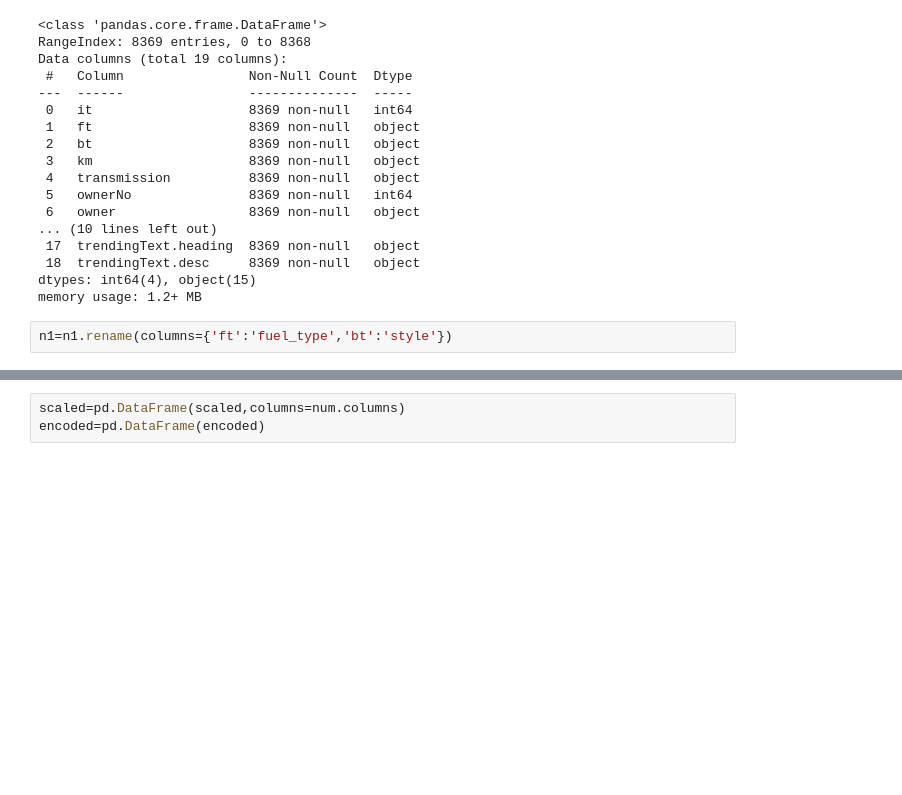
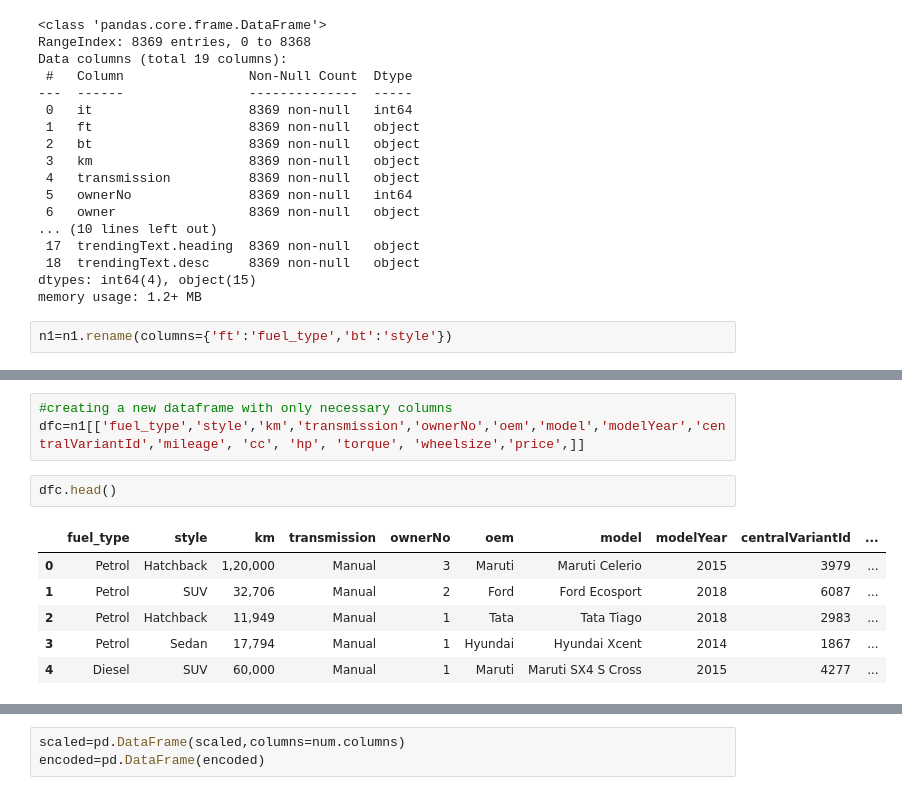
Before and after one commit to Joel717/Career_Fair_Projects, a Jupyter notebook: carsales.ipynb, the cells around one changed output, grey strips where cells are left out. Drawn from its saved outputs; the diff is of its cells as text; blank space fills up the shorter version.

```diff
--- a/carsales.ipynb
+++ b/carsales.ipynb
@@ -196,0 +175,12 @@ scaled=scaler.fit_transform(num)
+# %%
+#creating a new dataframe with only necessary columns
+dfc=n1[['fuel_type','style','km','transmission','ownerNo','oem','model','modelYear','centralVariantId','mileage', 'cc', 'hp', 'torque', 'wheelsize','price',]]
+# %%
+dfc.head()
+# %% [output]
+|  | fuel_type | style | km | transmission | ownerNo | oem | model | modelYear | centralVariantId | ... |
+| 0 | Petrol | Hatchback | 1,20,000 | Manual | 3 | Maruti | Maruti Celerio | 2015 | 3979 | ... |
+| 1 | Petrol | SUV | 32,706 | Manual | 2 | Ford | Ford Ecosport | 2018 | 6087 | ... |
+| 2 | Petrol | Hatchback | 11,949 | Manual | 1 | Tata | Tata Tiago | 2018 | 2983 | ... |
+| 3 | Petrol | Sedan | 17,794 | Manual | 1 | Hyundai | Hyundai Xcent | 2014 | 1867 | ... |
+| 4 | Diesel | SUV | 60,000 | Manual | 1 | Maruti | Maruti SX4 S Cross | 2015 | 4277 | ... |
```
Also changed, not shown: parts of 63 cells of this notebook.
